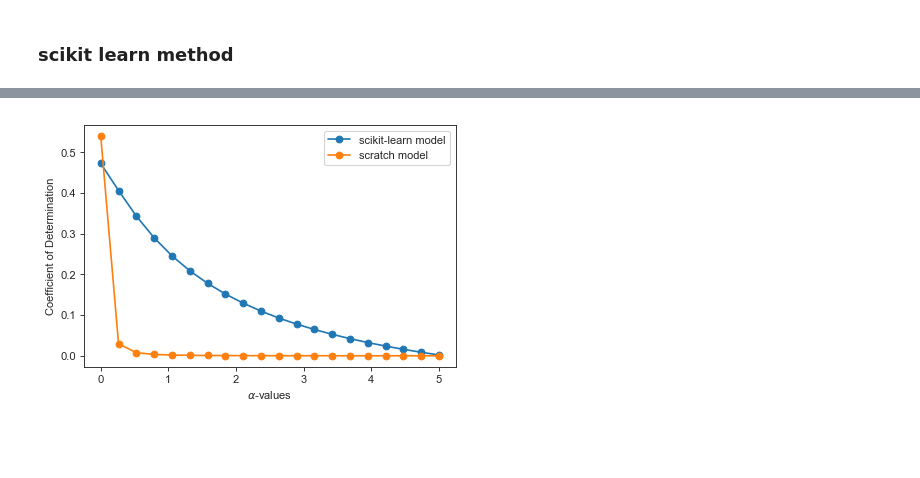
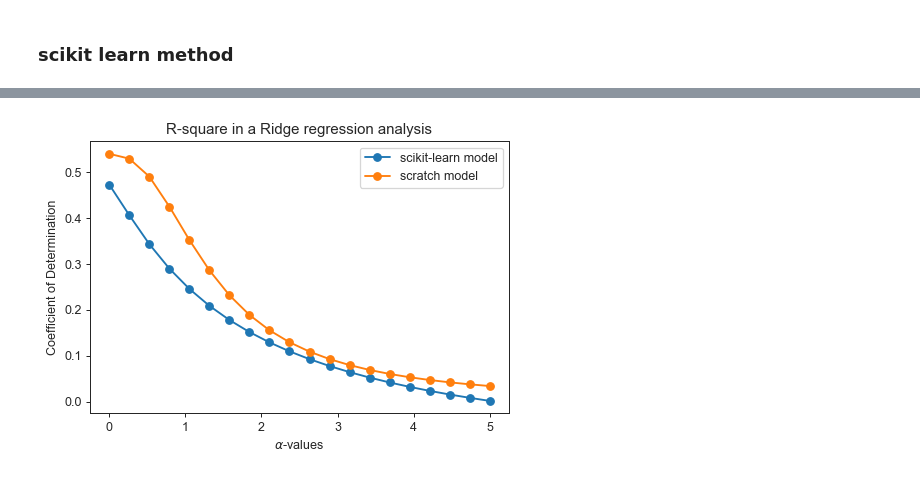
Before and after one commit to aaron-ortega/understanding-ML-techniques, a Jupyter notebook: linear_models/ridge_regularization.ipynb, the cells around one changed output, grey strips where cells are left out. Saved outputs shown, nothing was run; the diff lists cells and outputs as text; code cells hidden in the pictures; blank space fills up the shorter version.

Commit message:
added explanation and updated model/plots

```diff
--- a/linear_models/ridge_regularization.ipynb
+++ b/linear_models/ridge_regularization.ipynb
@@ -28,13 +28,16 @@ alpha - the regularization parameter for Ridge
 '''
 # NOTE (to self):
 # hyper parameter (a parameter whose value is set before the learning process begins)
+# also called tuning parameter (we have to find the best one)
 alphas = np.linspace(1e-4, 5, 20)
 
 model = linear_model.Ridge()
 model_r_squares = []
+model_params = []
 for alpha in alphas:
     model_r_squares.append(model
                            .set_params(alpha=alpha)
                            .fit(train_X, train_y)
                            .score(test_X, test_y)  # calculates R-square
                           )
+    model_params.append(model.coef_)
@@ -43,12 +58,16 @@ The purpose behind regularization and
 # %%
 scratch_model_r_squares = []
+scratch_model_params = []
 for alpha in alphas:
 
     # find parameters (betas)
-    reg_matrix = alpha * np.ones(train_X.shape) # regularization matrix
+    reg_matrix = alpha * np.identity(train_X.shape[1]) # regularization matrix
     fit_params = np.linalg.pinv(train_X.T @ train_X + reg_matrix.T @ reg_matrix) @ train_X.T @ train_y
 
-    # fit parameters & make model
+    # save estimated params
+    scratch_model_params.append(fit_params)
+
+    # make model
     y_int = fit_params * train_X.T.mean() + train_y.mean()
     y_hat = fit_params * test_X.ravel() + y_int
 
@@ -84,10 +112,11 @@ Alphas  R-squares       R-squares
 # %%
-plt.figure(dpi=80)
+plt.figure(dpi=90)
 plt.plot(alphas, model_r_squares, 'o-', label='scikit-learn model')
 plt.plot(alphas, scratch_model_r_squares, 'o-', label='scratch model')
 plt.xlabel(r'$\alpha$-values')
 plt.ylabel('Coefficient of Determination')
+plt.title(r'R-square in a Ridge regression analysis')
 plt.legend()
 plt.show()
 # %% [output]
-[figure, old version]
+[figure, new version]
```
Also changed, not shown: parts of 9 cells of this notebook.
